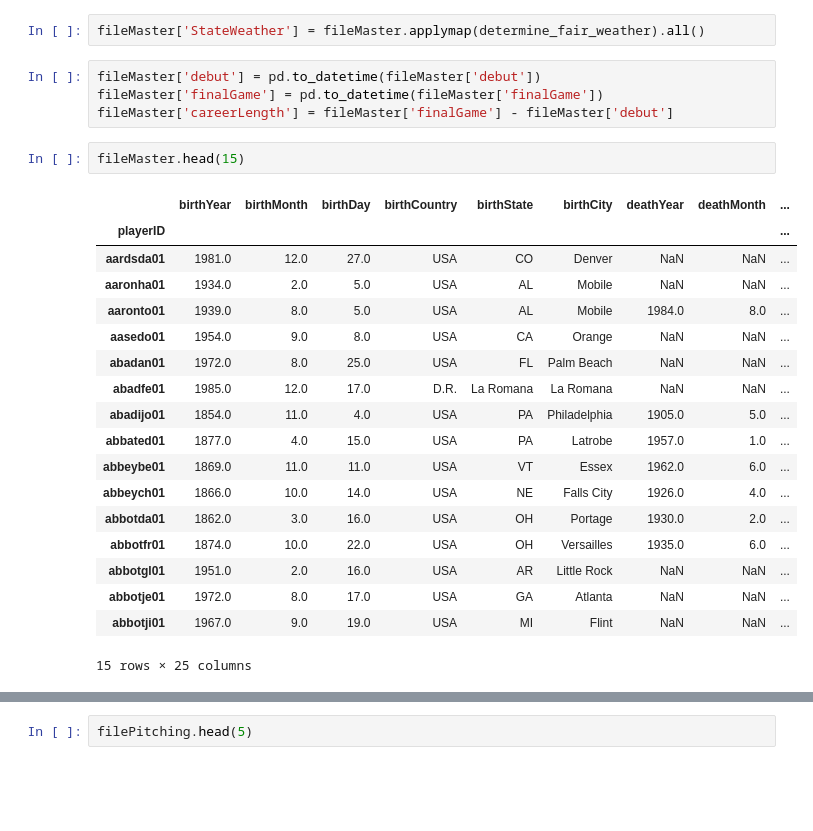
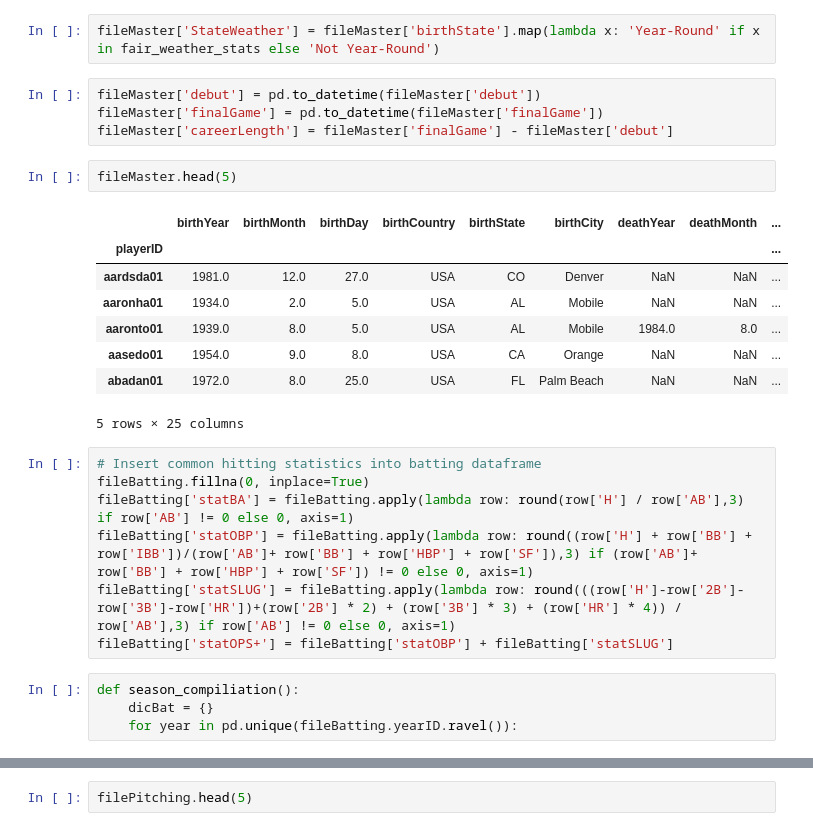
Before and after one commit to garrettbusch15/P2-Baseball-Analysis-Project, a Jupyter notebook: P2 Project Baseball.ipynb, the cells around one changed output, grey strips where cells are left out. Cells and saved outputs as stored; diff of their text form; blank space fills up the shorter version.

```diff
--- a/P2 Project Baseball.ipynb
+++ b/P2 Project Baseball.ipynb
@@ -42,31 +39,32 @@ fileAwards = pd.read_csv(GHreposit + subfolder + 'AwardsPlayers.csv')
 fileMaster['finalGame'].fillna('1/24/2015', inplace=True)
-# %%
-fileMaster['StateWeather'] = fileMaster.applymap(determine_fair_weather).all()
+# %%
+fileMaster['StateWeather'] = fileMaster['birthState'].map(lambda x: 'Year-Round' if x in fair_weather_stats else 'Not Year-Round')
 # %%
 fileMaster['debut'] = pd.to_datetime(fileMaster['debut'])
 fileMaster['finalGame'] = pd.to_datetime(fileMaster['finalGame'])
 fileMaster['careerLength'] = fileMaster['finalGame'] - fileMaster['debut']
 # %%
-fileMaster.head(15)
+fileMaster.head(5)
 # %% [output]
 |  | birthYear | birthMonth | birthDay | birthCountry | birthState | birthCity | deathYear | deathMonth | ... |
 | playerID |  |  |  |  |  |  |  |  | ... |
 | aardsda01 | 1981.0 | 12.0 | 27.0 | USA | CO | Denver | NaN | NaN | ... |
 | aaronha01 | 1934.0 | 2.0 | 5.0 | USA | AL | Mobile | NaN | NaN | ... |
 | aaronto01 | 1939.0 | 8.0 | 5.0 | USA | AL | Mobile | 1984.0 | 8.0 | ... |
 | aasedo01 | 1954.0 | 9.0 | 8.0 | USA | CA | Orange | NaN | NaN | ... |
 | abadan01 | 1972.0 | 8.0 | 25.0 | USA | FL | Palm Beach | NaN | NaN | ... |
-| abadfe01 | 1985.0 | 12.0 | 17.0 | D.R. | La Romana | La Romana | NaN | NaN | ... |
-| abadijo01 | 1854.0 | 11.0 | 4.0 | USA | PA | Philadelphia | 1905.0 | 5.0 | ... |
-| abbated01 | 1877.0 | 4.0 | 15.0 | USA | PA | Latrobe | 1957.0 | 1.0 | ... |
-| abbeybe01 | 1869.0 | 11.0 | 11.0 | USA | VT | Essex | 1962.0 | 6.0 | ... |
-| abbeych01 | 1866.0 | 10.0 | 14.0 | USA | NE | Falls City | 1926.0 | 4.0 | ... |
-| abbotda01 | 1862.0 | 3.0 | 16.0 | USA | OH | Portage | 1930.0 | 2.0 | ... |
-| abbotfr01 | 1874.0 | 10.0 | 22.0 | USA | OH | Versailles | 1935.0 | 6.0 | ... |
-| abbotgl01 | 1951.0 | 2.0 | 16.0 | USA | AR | Little Rock | NaN | NaN | ... |
-| abbotje01 | 1972.0 | 8.0 | 17.0 | USA | GA | Atlanta | NaN | NaN | ... |
-| abbotji01 | 1967.0 | 9.0 | 19.0 | USA | MI | Flint | NaN | NaN | ... |
-15 rows × 25 columns
+5 rows × 25 columns
+# %%
+# Insert common hitting statistics into batting dataframe
+fileBatting.fillna(0, inplace=True)
+fileBatting['statBA'] = fileBatting.apply(lambda row: round(row['H'] / row['AB'],3) if row['AB'] != 0 else 0, axis=1)
+fileBatting['statOBP'] = fileBatting.apply(lambda row: round((row['H'] + row['BB'] + row['IBB'])/(row['AB']+ row['BB'] + row['HBP'] + row['SF']),3) if (row['AB']+ row['BB'] + row['HBP'] + row['SF']) != 0 else 0, axis=1)
+fileBatting['statSLUG'] = fileBatting.apply(lambda row: round(((row['H']-row['2B']-row['3B']-row['HR'])+(row['2B'] * 2) + (row['3B'] * 3) + (row['HR'] * 4)) / row['AB'],3) if row['AB'] != 0 else 0, axis=1)
+fileBatting['statOPS+'] = fileBatting['statOBP'] + fileBatting['statSLUG']
+# %%
+def season_compiliation():
+    dicBat = {}
+    for year in pd.unique(fileBatting.yearID.ravel()):
 # %%
 fileBatting.head(5)
 # %% [output]
```
Also changed, not shown: parts of 4 cells of this notebook.
